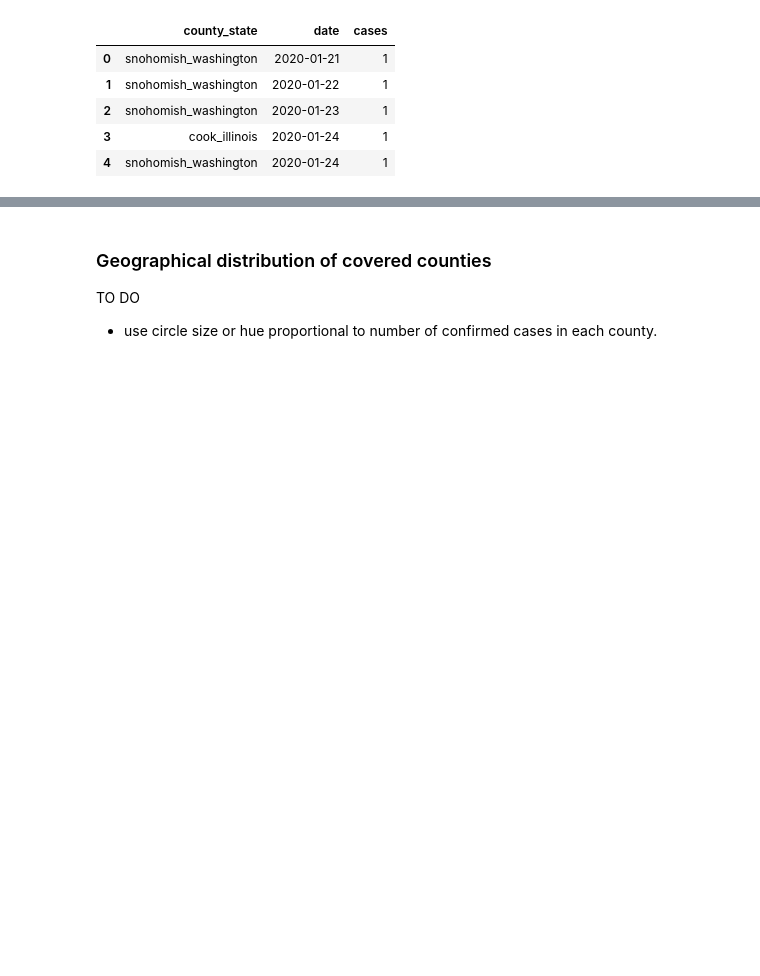
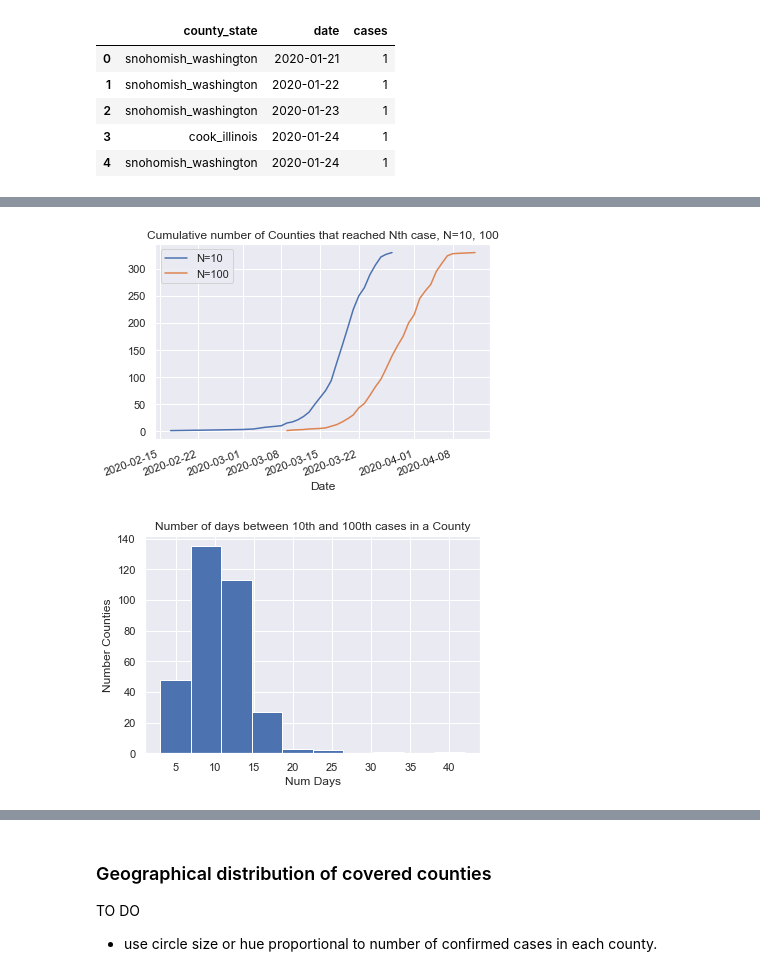
Before and after one commit to chiraz/TDI_Capstone_Project, a Jupyter notebook: code/capstone_project_main.ipynb, the cells around one changed output, grey strips where cells are left out. Saved outputs shown, nothing was run; the diff lists cells and outputs as text; code cells hidden in the pictures; blank space fills up the shorter version.

```diff
--- a/code/capstone_project_main.ipynb
+++ b/code/capstone_project_main.ipynb
@@ -83,0 +114,2 @@ confirmed_cases_df.head()
+# %%
+data_viz = visualization.DataViz(npi_data_df, confirmed_cases_df, location_type="County", location_type_plural="Counties")
@@ -83,0 +218,5 @@ confirmed_cases_df.head()
+# %%
+data_viz.nth_case_dates()
+# %% [output]
+[figure, added]
+[figure, added]
```
Also changed, not shown: parts of 238 cells of this notebook, 4 other files.
